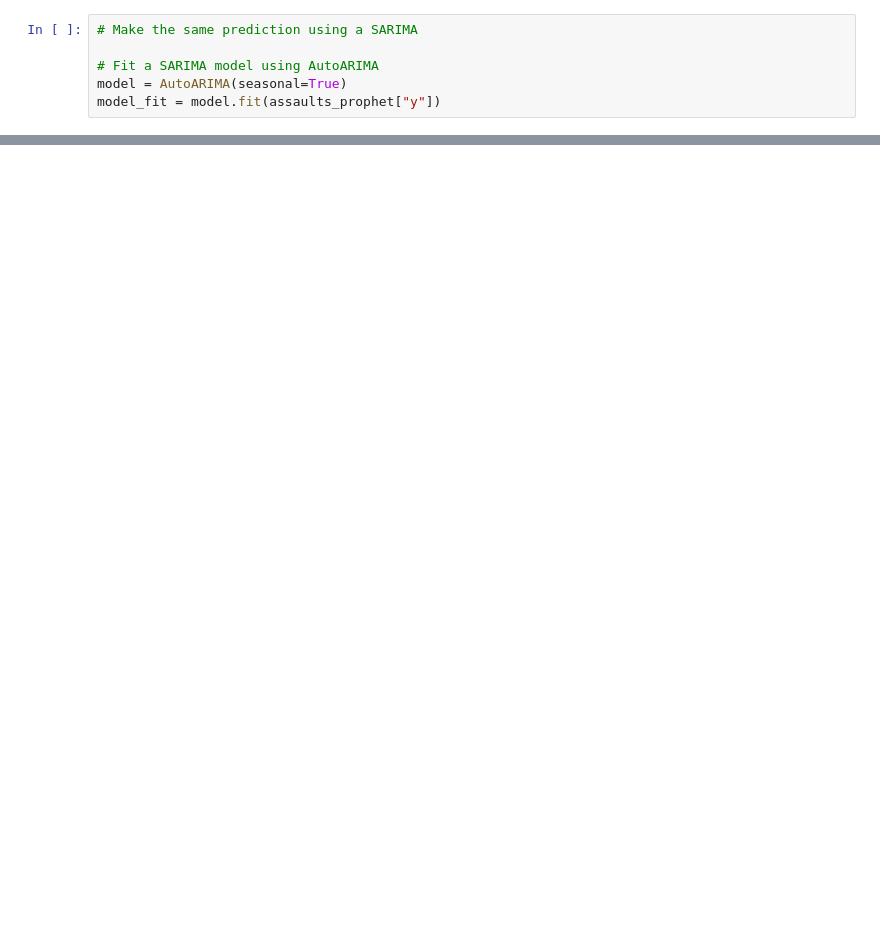
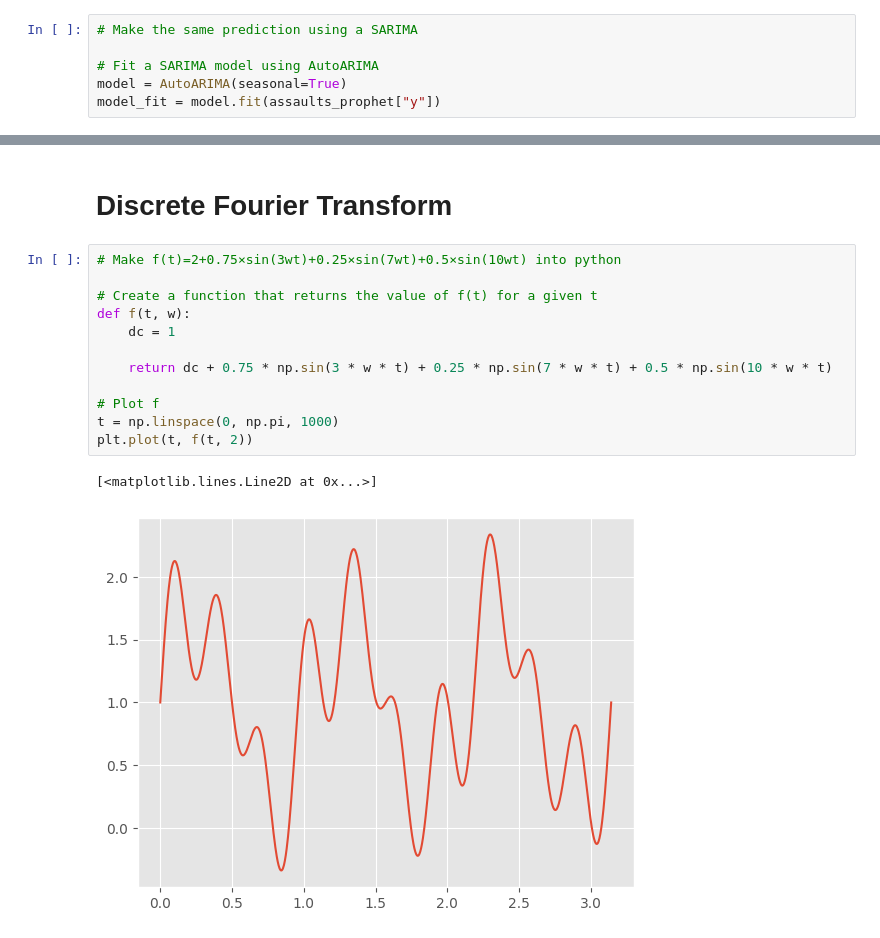
Before and after one commit to Zamanax/B4-Time-series, a Jupyter notebook: timeseries.ipynb, the cells around one changed output, grey strips where cells are left out. Cells and saved outputs as stored; diff of their text form; blank space fills up the shorter version.

```diff
--- a/timeseries.ipynb
+++ b/timeseries.ipynb
@@ -467,0 +481,17 @@ TypeError: X must be either None, or in an sktime compatible format, of scitype
+# %% [markdown]
+# Discrete Fourier Transform
+# %%
+# Make f(t)=2+0.75×sin(3wt)+0.25×sin(7wt)+0.5×sin(10wt) into python
+
+# Create a function that returns the value of f(t) for a given t
+def f(t, w):
+    dc = 1
+
+    return dc + 0.75 * np.sin(3 * w * t) + 0.25 * np.sin(7 * w * t) + 0.5 * np.sin(10 * w * t)
+
+# Plot f
+t = np.linspace(0, np.pi, 1000)
+plt.plot(t, f(t, 2))
+# %% [output]
+[<matplotlib.lines.Line2D at 0x...>]
+[figure, added]
```
Also changed, not shown: parts of 15 cells of this notebook.
